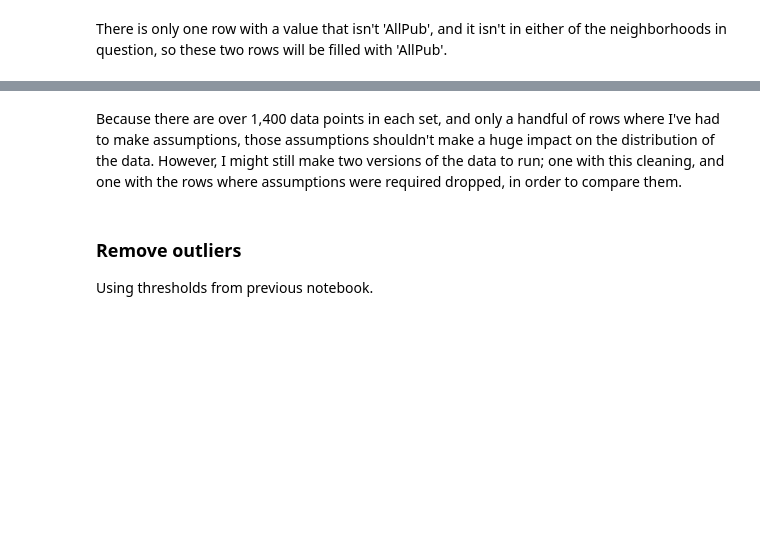
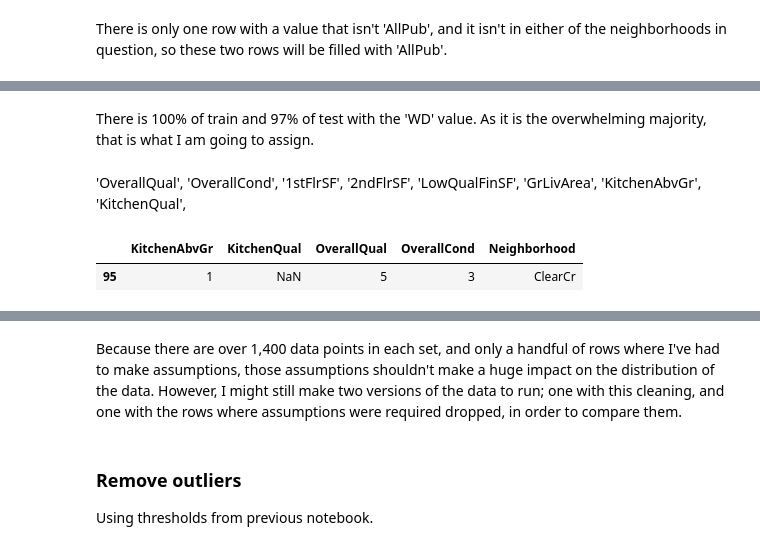
Before and after one commit to MeghanBarritt/kaggle-comp-housing-prices, a Jupyter notebook: Notebooks/2-Data_Cleaning.ipynb, the cells around one changed output, grey strips where cells are left out. Cells and saved outputs as stored; diff of their text form; code cells hidden in the pictures; blank space fills up the shorter version.

```diff
--- a/Notebooks/2-Data_Cleaning.ipynb
+++ b/Notebooks/2-Data_Cleaning.ipynb
@@ -1185,0 +1250,3 @@ test_df.loc[485,'Utilities'] = 'AllPub'
+# %%
+test_df.loc[691,'Exterior1st'] = 'Other'
+test_df.loc[691,'Exterior2nd'] = 'Other'
@@ -1185,0 +1295,13 @@ test_df.loc[485,'Utilities'] = 'AllPub'
+# %% [markdown]
+There is 100% of train and 97% of test with the 'WD' value. As it is the overwhelming majority, that is what I am going to assign.
+# %%
+test_df.loc[1029, 'SaleType'] = 'WD'
+# %% [markdown]
+'OverallQual', 'OverallCond',
+ '1stFlrSF', '2ndFlrSF', 'LowQualFinSF', 'GrLivArea', 'KitchenAbvGr', 'KitchenQual',
+# %%
+test_df[test_df['KitchenQual'].isna()][[
+'KitchenAbvGr', 'KitchenQual', 'OverallQual', 'OverallCond', 'Neighborhood']]
+# %% [output]
+|  | KitchenAbvGr | KitchenQual | OverallQual | OverallCond | Neighborhood |
+| 95 | 1 | NaN | 5 | 3 | ClearCr |
```
Also changed, not shown: parts of 16 cells of this notebook.
